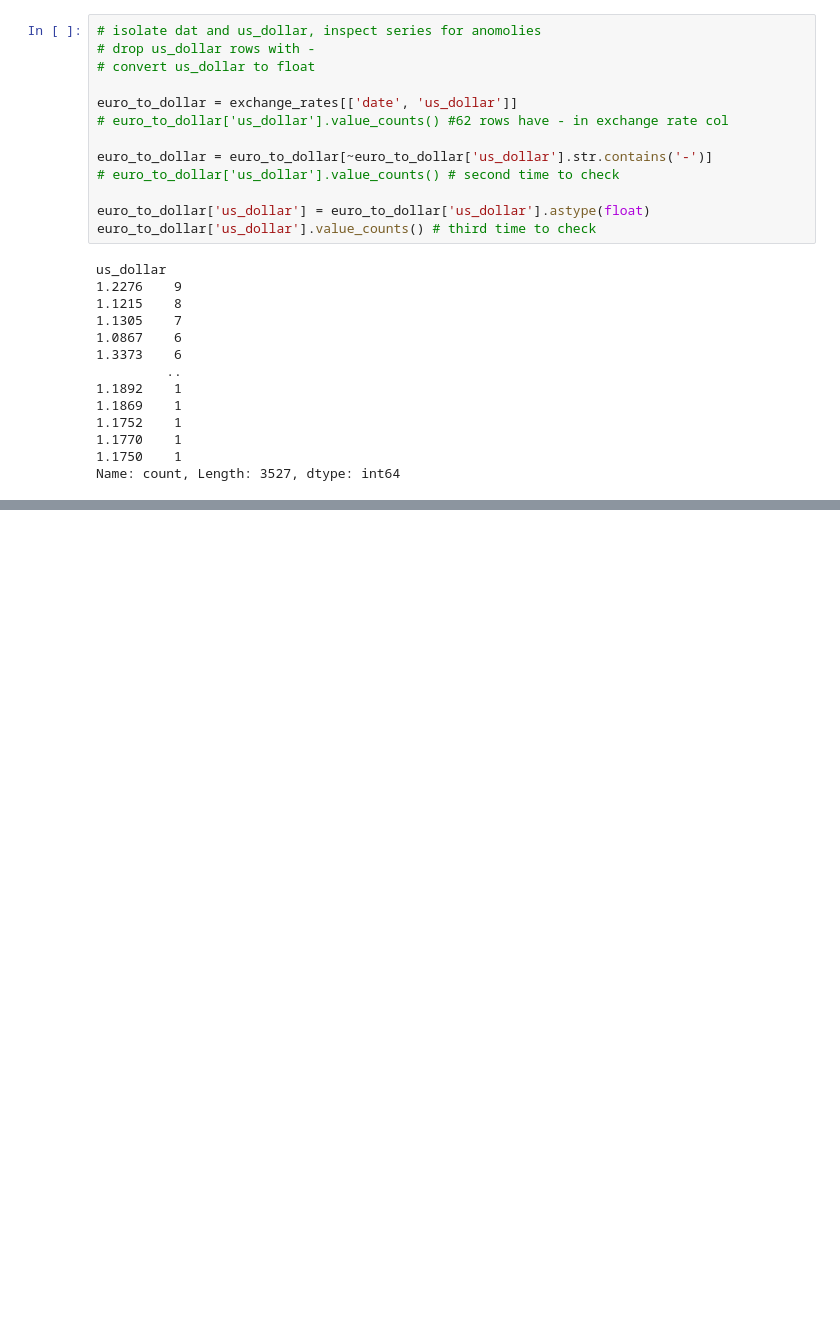
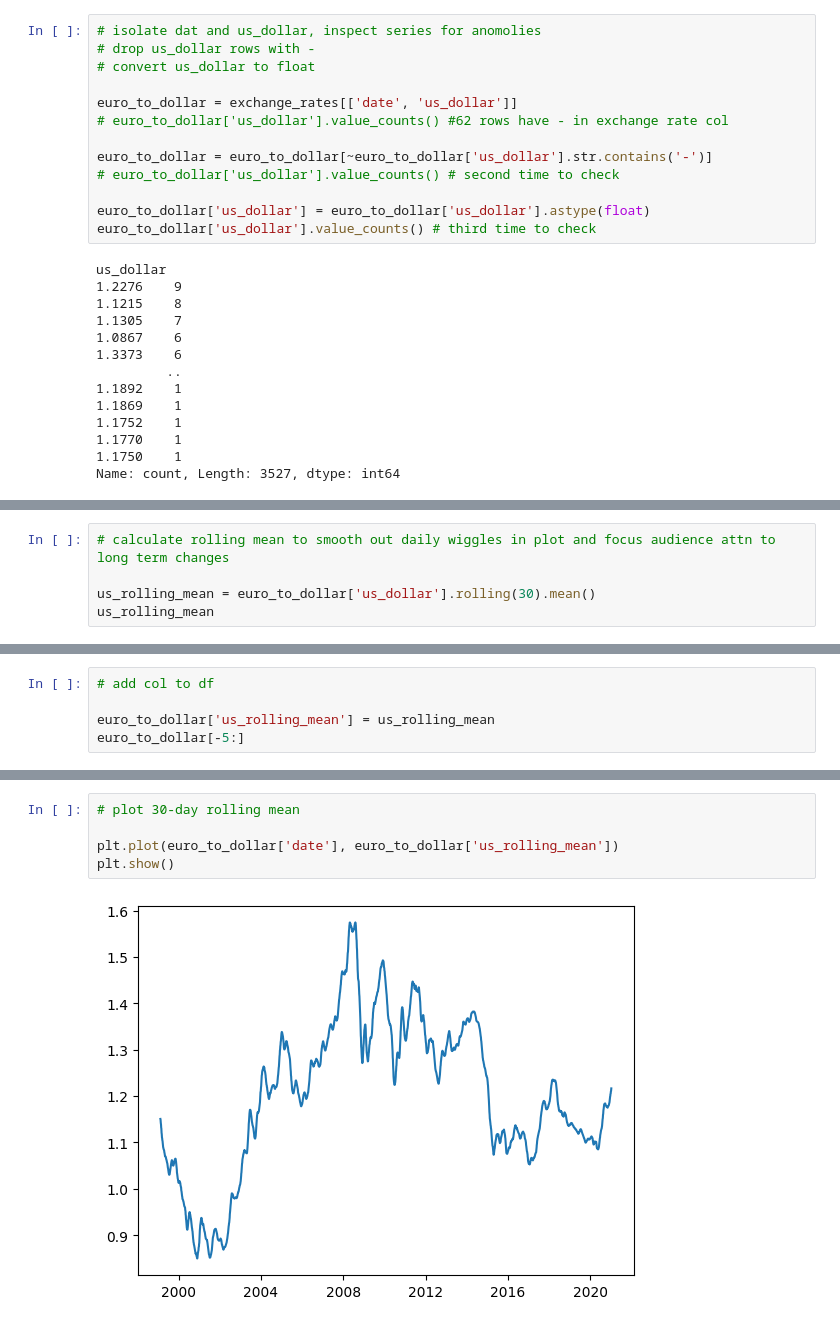
Before and after one commit to slp22/dataquest-projects, a Jupyter notebook: 2_3_dataquest-exchange-rates.ipynb, the cells around one changed output, grey strips where cells are left out. Cells and saved outputs as stored; diff of their text form; blank space fills up the shorter version.

```diff
--- a/2_3_dataquest-exchange-rates.ipynb
+++ b/2_3_dataquest-exchange-rates.ipynb
@@ -145,0 +155,5 @@ Name: count, Length: 3527, dtype: int64
+# %%
+# calculate rolling mean to smooth out daily wiggles in plot and focus audience attn to long term changes
+
+us_rolling_mean = euro_to_dollar['us_dollar'].rolling(30).mean()
+us_rolling_mean
@@ -145,0 +173,5 @@ Name: count, Length: 3527, dtype: int64
+# %%
+# add col to df
+
+euro_to_dollar['us_rolling_mean'] = us_rolling_mean
+euro_to_dollar[-5:]
@@ -145,0 +185,7 @@ Name: count, Length: 3527, dtype: int64
+# %%
+# plot 30-day rolling mean
+
+plt.plot(euro_to_dollar['date'], euro_to_dollar['us_rolling_mean'])
+plt.show()
+# %% [output]
+[figure, added]
```
Also changed, not shown: parts of 5 cells of this notebook.
